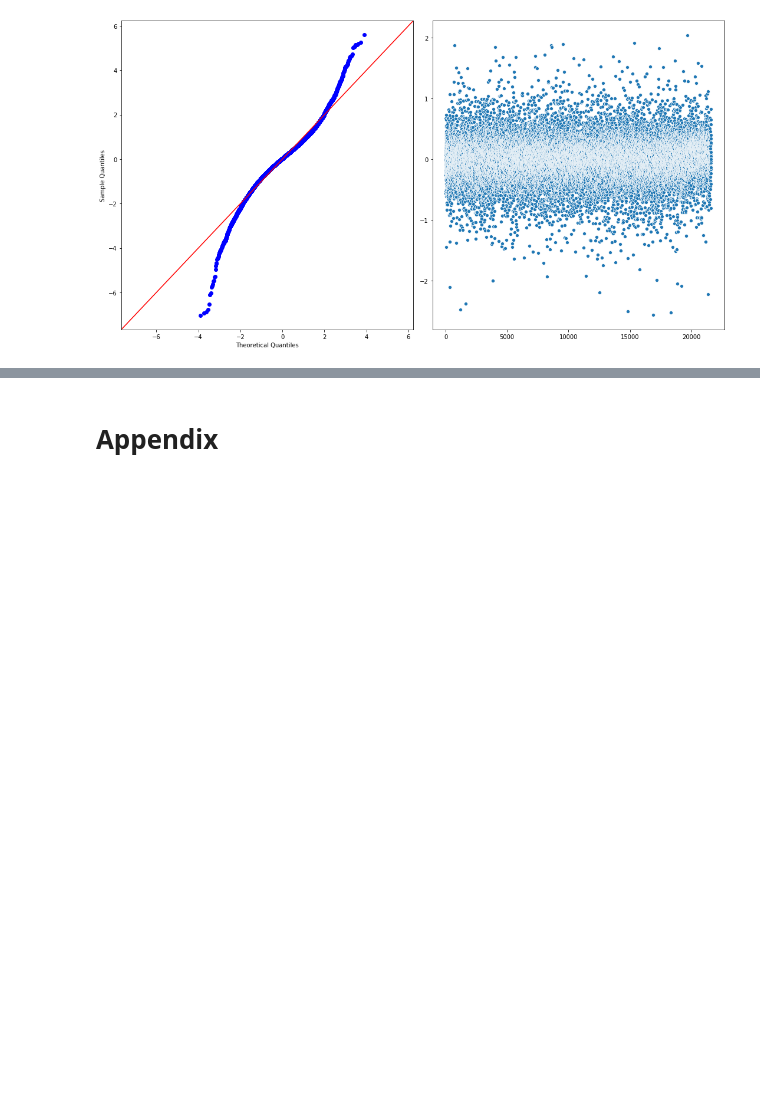
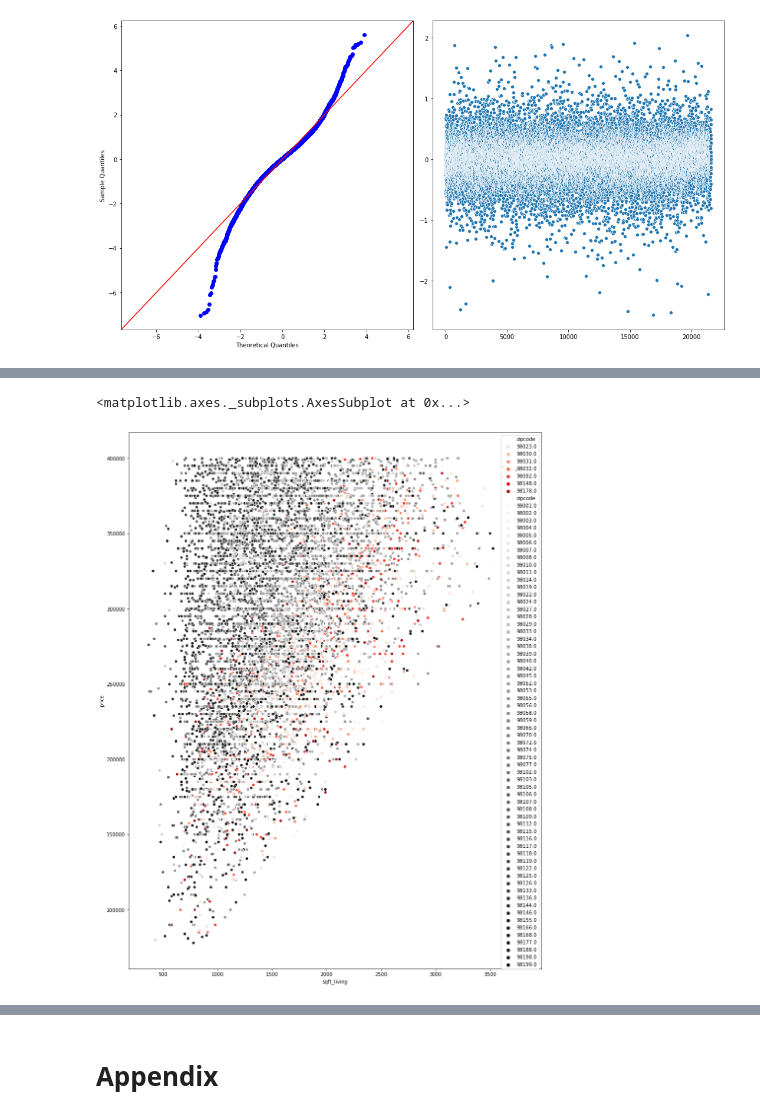
Before and after one commit to minthammock/dsc-mod-2-project-v2-1-onl01-dtsc-pt-041320, a Jupyter notebook: student.ipynb, the cells around one changed output, grey strips where cells are left out. Cells and saved outputs as stored; diff of their text form; code cells hidden in the pictures; blank space fills up the shorter version.

Commit message:
re-working questions and answers section. Generating visuals for answers.

```diff
--- a/student.ipynb
+++ b/student.ipynb
@@ -980,0 +937,26 @@ The final categorical variable was the zipcode in which the home resides. There
+# %%
+# dfPreprocessed['zipcode'].astype('int64')
+plt.figure(figsize=(15,20))
+sns.scatterplot(x = dfPreprocessed['sqft_living'].loc[dfPreprocessed['price'] < 400000],
+                y = dfPreprocessed['price'].loc[dfPreprocessed['price'] < 400000],
+                hue = dfPreprocessed['zipcode'].loc[(dfPreprocessed['zipcode'] == 98032)|
+                                                    (dfPreprocessed['zipcode'] == 98023) |
+                                                    (dfPreprocessed['zipcode'] == 98030) |
+                                                    (dfPreprocessed['zipcode'] == 98031) |
+                                                    (dfPreprocessed['zipcode'] == 98092) |
+                                                    (dfPreprocessed['zipcode'] == 98148) |
+                                                    (dfPreprocessed['zipcode'] == 98178)],
+               palette = 'Reds')
+sns.scatterplot(x = dfPreprocessed['sqft_living'].loc[dfPreprocessed['price'] < 400000],
+                y = dfPreprocessed['price'].loc[dfPreprocessed['price'] < 400000],
+                hue = dfPreprocessed['zipcode'].loc[(dfPreprocessed['zipcode'] != 98032) &
+                                                    (dfPreprocessed['zipcode'] != 98023) &
+                                                    (dfPreprocessed['zipcode'] != 98030) &
+                                                    (dfPreprocessed['zipcode'] != 98031) &
+                                                    (dfPreprocessed['zipcode'] != 98092) &
+                                                    (dfPreprocessed['zipcode'] != 98148) &
+                                                    (dfPreprocessed['zipcode'] != 98178)],
+               palette = 'binary')
+# %% [output]
+<matplotlib.axes._subplots.AxesSubplot at 0x...>
+[figure, added]
```
Also changed, not shown: parts of 20 cells of this notebook.
